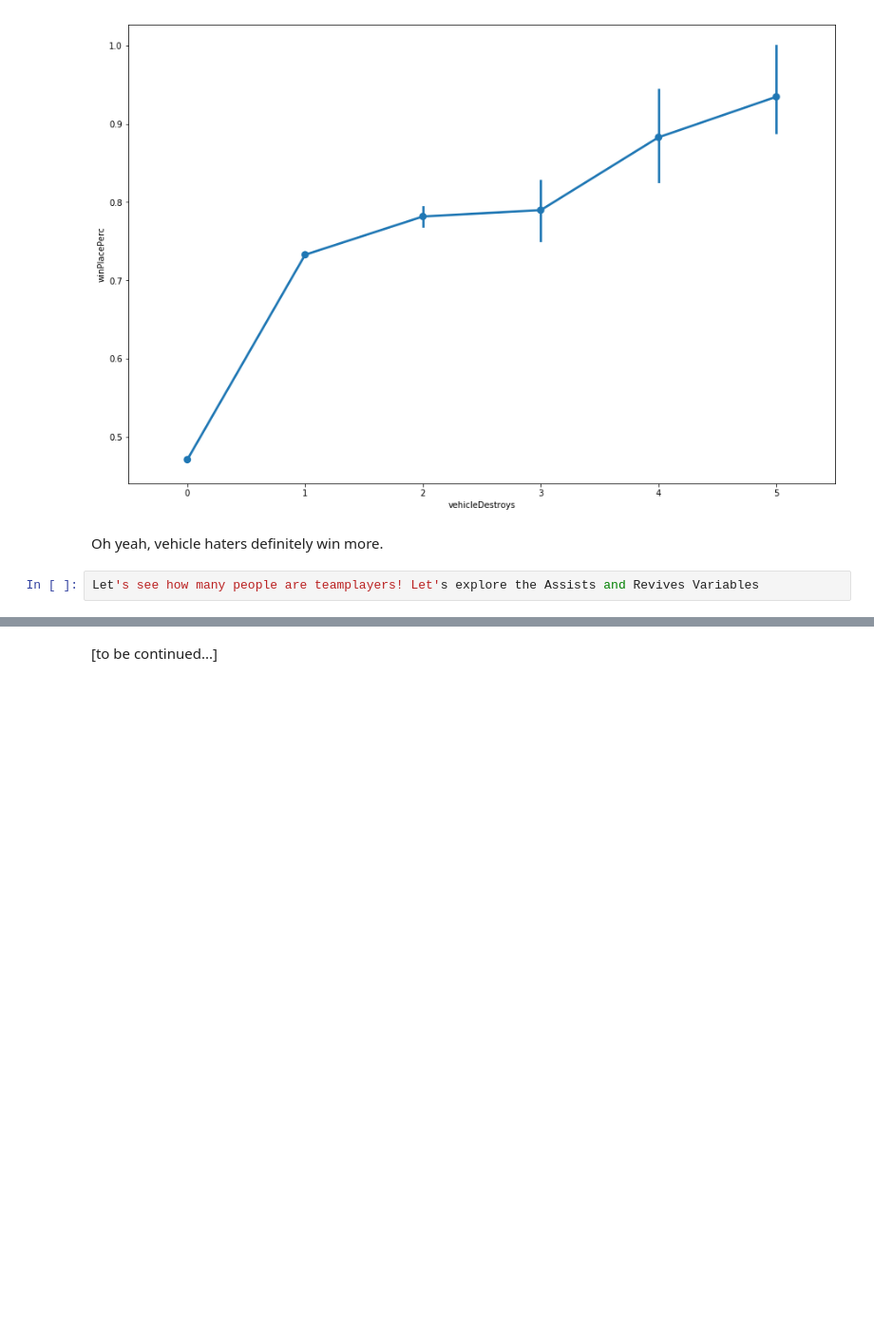
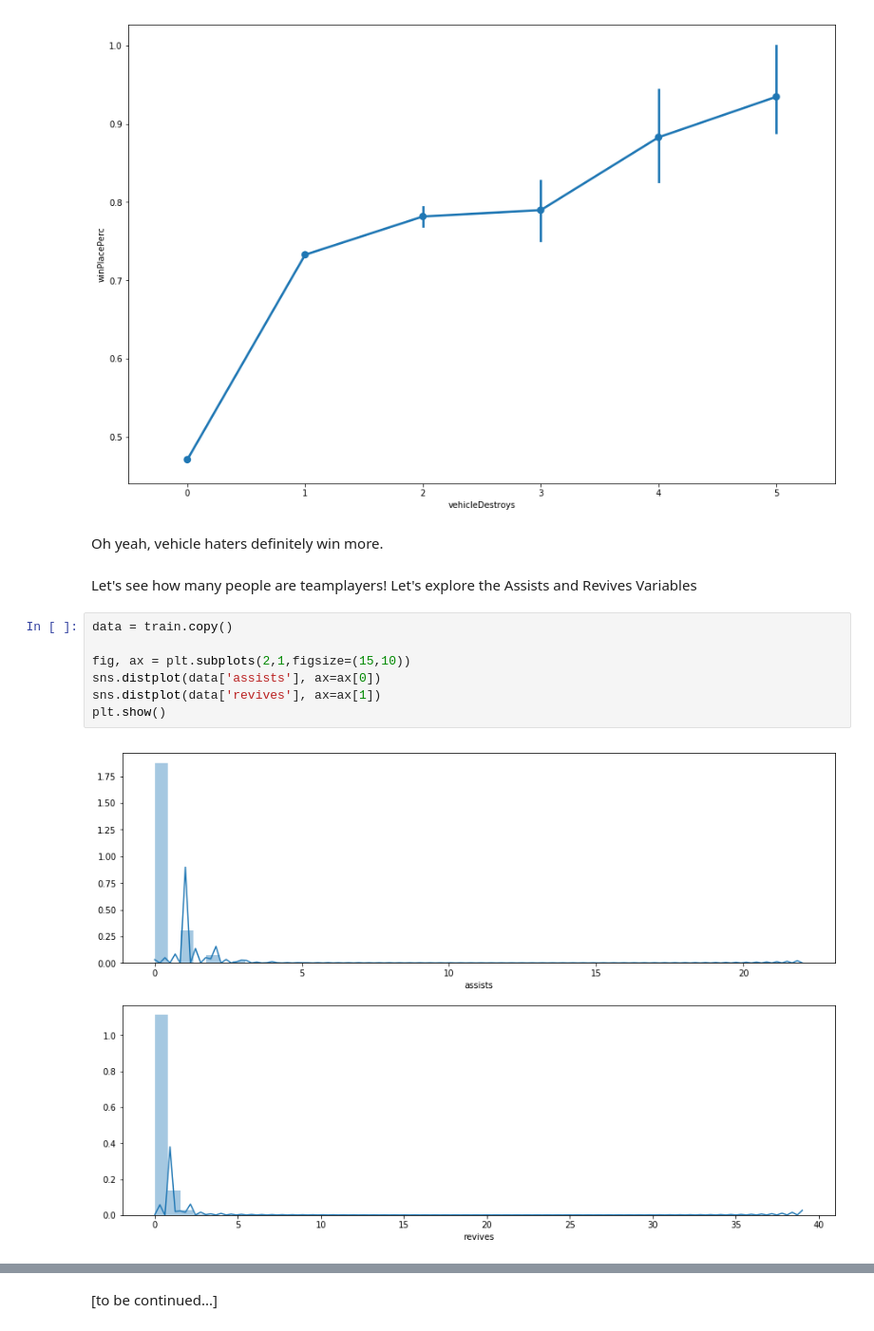
Before and after one commit to nihitprakash/PUBG, a Jupyter notebook: PUBG_EDA.ipynb, the cells around one changed output, grey strips where cells are left out. Shown at 95% size. Saved outputs shown, nothing was run; the diff lists cells and outputs as text; blank space fills up the shorter version.

```diff
--- a/PUBG_EDA.ipynb
+++ b/PUBG_EDA.ipynb
@@ -443,5 +443,14 @@ plt.show()
 [figure]
 # %% [markdown]
 Oh yeah, vehicle haters definitely win more.
-# %%
-Let's see how many people are teamplayers! Let's explore the Assists and Revives Variables
+# %% [markdown]
+Let's see how many people are teamplayers! Let's explore the Assists and Revives Variables
+# %%
+data = train.copy()
+
+fig, ax = plt.subplots(2,1,figsize=(15,10))
+sns.distplot(data['assists'], ax=ax[0])
+sns.distplot(data['revives'], ax=ax[1])
+plt.show()
+# %% [output]
+[figure, added]
```
Also changed, not shown: parts of 9 cells of this notebook.
